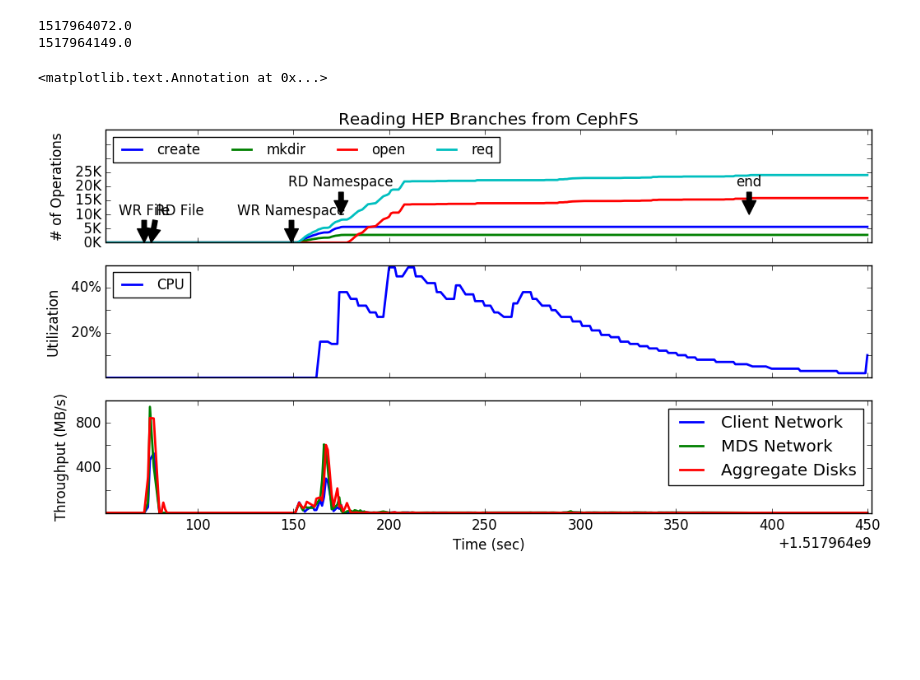
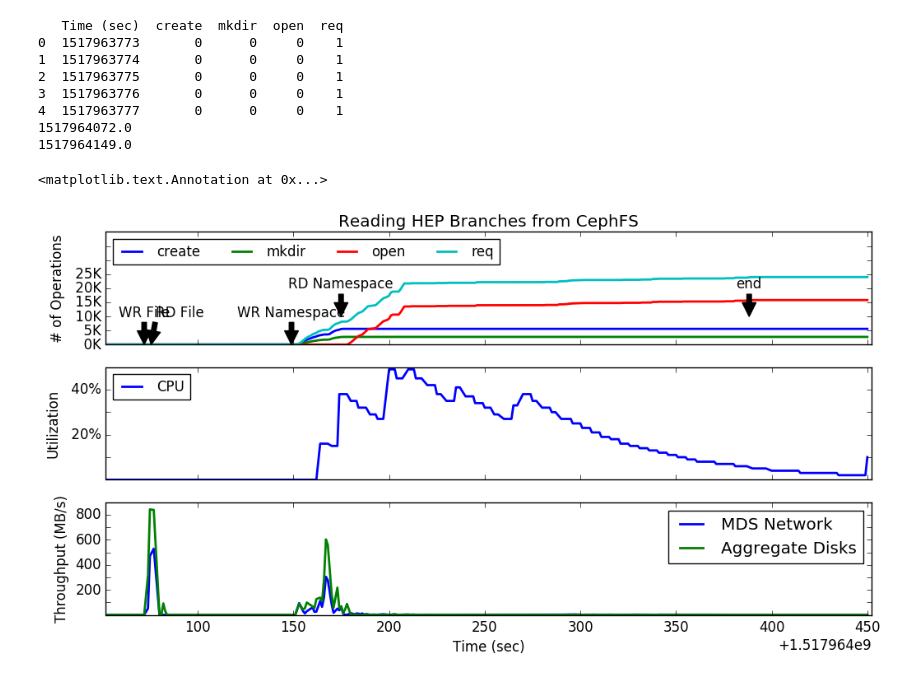
Before and after one commit to michaelsevilla/paulocto-popper, a Jupyter notebook: pipelines/hep/visualize/viz-rsrc.ipynb, the cells around one changed output. Drawn from its saved outputs; the diff is of its cells as text; code cells hidden in the pictures; blank space fills up the shorter version.

Commit message:
benchmark: usable graphs
Signed-off-by: Michael Sevilla <mikesevilla3@gmail.com>

```diff
--- a/pipelines/hep/visualize/viz-rsrc.ipynb
+++ b/pipelines/hep/visualize/viz-rsrc.ipynb
@@ -10,8 +10,6 @@ import os
 import warnings
 warnings.filterwarnings('ignore')
 # %%
-DIR = "../results-monitor/"
-
 def read_timeseries(metric, label):
     args  = {'skiprows' : 13, 'names': ["index", "Time (sec)", label]}
     fname = DIR + metric + '.wsp.out'
@@ -32,7 +30,7 @@ def trim(mod, axis):
     return axis
 
 # annotate graph with job phases
-def plot_phases(ax, metric, label, y0=1000, y1=2000):
+def plot_phases(ax, metric, label, y0=1000, y1=2000, xshift=0):
     def to_seconds(timestamp):
         ts = timestamp.split(':')
         return int(float(ts[0])*60*60 + float(ts[1])*60 + float(ts[2]))
@@ -46,7 +44,7 @@ def plot_phases(ax, metric, label, y0=1000, y1=2000):
                  "please cd to pipelines/hep/visualize and run ./plot.sh")
     t = float(df.head(1)['Time (sec)'])
     print t
-    ax.annotate(label, xy=(t, y0), xytext=(t, y1),
+    ax.annotate(label, xy=(t, y0), xytext=(t+xshift, y1),
         ha='center', arrowprops=dict(facecolor='black'))
     return t
 def to_seconds(timestamp):
@@ -66,12 +180,13 @@ def parse(expdir):
 # %%
+DIR = "../results-monitor/"
 START = 1517964152-100
 END   = 1517964152+300
-
 df = read_timeseries('req_create', 'create')
-for req in ['readdir', 'lookup', 'mkdir', 'open', 'getattr']:
+for req in ['mkdir', 'open']:
     df = pd.merge(df, read_timeseries('req_'+req, req), on='Time (sec)')
 df = pd.merge(df, read_timeseries('handle_client_request', 'req'), on='Time (sec)')
 #df = df[df['create'] > 1] # lop off the beginning of the trace
+print df.head()
 
 # plot the graph
 font = {'size'   : 12}; matplotlib.rc('font', **font)
@@ -89,39 +204,45 @@ ax[0].set_ylim(0, 40000)
 
 # parse into data frames
 df_util = read_timeseries('avg1', 'CPU')
-for req in ['kbin', 'kbout', 'node4-kbin', 'node4-kbout', 'node1-sdc', 'node2-sdc', 'node3-sdc']:
+for req in ['kbin', 'kbout', 'node1-sdc', 'node2-sdc', 'node3-sdc']:
     df_util = pd.merge(df_util, read_timeseries(req, req), on='Time (sec)')
-df_util['Client Network'] = df_util['kbin'] + df_util['kbout']
-df_util['MDS Network'] = df_util['node4-kbin'] + df_util['node4-kbout']
+#df_util['Client Network'] = df_util['kbin'] + df_util['kbout']
+df_util['MDS Network'] = df_util['kbin'] + df_util['kbout']
 df_util['Aggregate Disks'] = df_util['node1-sdc'] + df_util['node2-sdc'] + df_util['node3-sdc']
 
-df_util.plot(ax=ax[1], y=['CPU'], **args)
+df_util.plot(ax=ax[1], y=['CPU'], **args)x
 ax[1].set_ylabel("Utilization")
 ax[1].set_yticklabels(trim(2, ['{:3.0f}%'.format(y*100) for y in ax[1].get_yticks()]), fontsize=12)
 ax[1].set_xlim(START, END)
 ax[1].legend(fontsize=12, loc='upper left')
 ax[1].set_xticklabels([]); ax[1].set_xlabel("")
 
-df_util.plot(ax=ax[2], y=['Client Network', 'MDS Network', 'Aggregate Disks'], **args)
+df_util.plot(ax=ax[2], y=['MDS Network', 'Aggregate Disks'], **args)
 ax[2].set_ylabel("Throughput (MB/s)")
 ax[2].set_xlim(START, END)
 ax[2].set_yticklabels(trim(2, ['{:3.0f}'.format(y/1000) for y in ax[2].get_yticks()]), fontsize=12)
 
 # plot some arrows
 args = {'ha'   : 'center', 'arrowprops': dict(facecolor='black')}
 runtimes = parse(DIR)
 start = plot_phases(ax[0], 'cephfs', 'WR File', y0=0, y1=10000)
 end   = start + runtimes['write_cephfs']
 ax[0].annotate('RD File', xy=(end, 0), xytext=(end+15, 10000), **args)
 start = plot_phases(ax[0], 'fpb_cephfs', 'WR Namespace', y0=0, y1=10000)
 end   = start + runtimes['write_fpb_cephfs']
 ax[0].annotate('RD Namespace', xy=(end, 10000), xytext=(end, 20000), **args)
 end   = end + runtimes['read_fpb_cephfs']
 ax[0].annotate('end', xy=(end, 10000), xytext=(end, 20000), **args)
 
 #fig.savefig('../../../paper/figures/compile-ops.png', bbox_inches='tight', dpi=400)
 # %% [output]
+   Time (sec)  create  mkdir  open  req
+0  1517963773       0      0     0    1
+1  1517963774       0      0     0    1
+2  1517963775       0      0     0    1
+3  1517963776       0      0     0    1
+4  1517963777       0      0     0    1
 1517964072.0
 1517964149.0
 <matplotlib.text.Annotation at 0x...>
-[figure, old version]
+[figure, new version]
```
Also changed, not shown: parts of 2 cells of this notebook, 21 other files.
